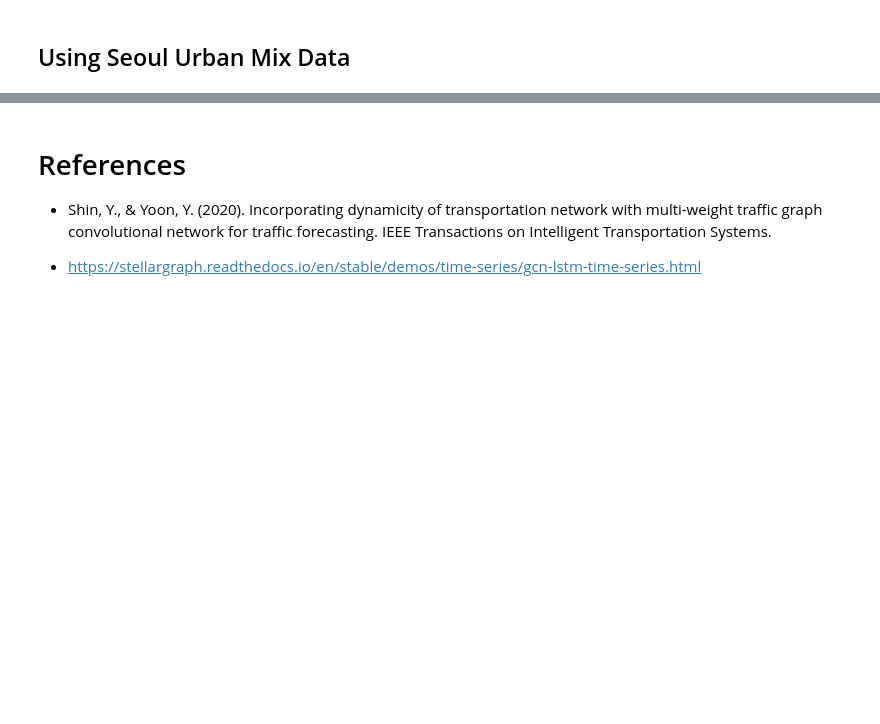
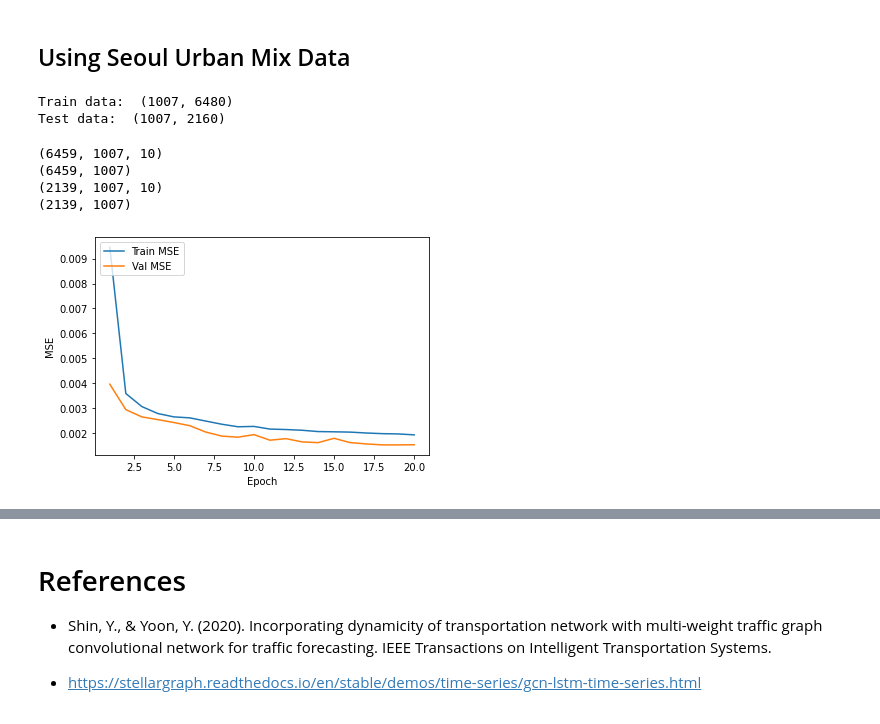
Before and after one commit to mhmdrdwn/traffic, a Jupyter notebook: notebooks/tgcn-seoul-dataset.ipynb, the cells around one changed output, grey strips where cells are left out. Saved outputs shown, nothing was run; the diff lists cells and outputs as text; code cells hidden in the pictures; blank space fills up the shorter version.

```diff
--- a/notebooks/tgcn-seoul-dataset.ipynb
+++ b/notebooks/tgcn-seoul-dataset.ipynb
@@ -291,0 +309,50 @@ plt.show()
+# %%
+train_test_split = 0.75
+
+split = int(speeds.shape[1] * train_test_split)
+train_data = speeds[:, :split]
+test_data = speeds[:, split:]
+
+print("Train data: ", train_data.shape)
+print("Test data: ", test_data.shape)
+# %% [output]
+Train data:  (1007, 6480)
+Test data:  (1007, 2160)
+# %%
+"""Min max standardizing the data"""
+max_speed = train_data.max()
+min_speed = train_data.min()
+train_scaled = (train_data - min_speed) / (max_speed - min_speed)
+test_scaled = (test_data - min_speed) / (max_speed - min_speed)
+# %%
+trainX, trainY, testX, testY = sequence_data_preparation(seq_len, pre_len, train_scaled, test_scaled)
+
+print(trainX.shape)
+print(trainY.shape)
+print(testX.shape)
+print(testY.shape)
+# %% [output]
+(6459, 1007, 10)
+(6459, 1007)
+(2139, 1007, 10)
+(2139, 1007)
+# %%
+model = build_model()
+# %%
+history = model.fit(trainX, trainY, epochs=20, batch_size=32, shuffle=True, verbose=0, validation_split=0.1)
+
+mse = history.history['mse']
+loss = history.history['loss']
+val_mse = history.history['val_mse']
+val_loss = history.history['val_loss']
+
+epochs = range(1, len(mse)+1)
+
+plt.plot(epochs, mse, label='Train MSE')
+plt.plot(epochs, val_mse, label='Val MSE')
+plt.xlabel('Epoch')
+plt.ylabel('MSE')
+plt.legend(loc="upper left")
+plt.show()
+# %% [output]
+[figure, added]
```
Also changed, not shown: parts of 13 cells of this notebook, 1 other file.
